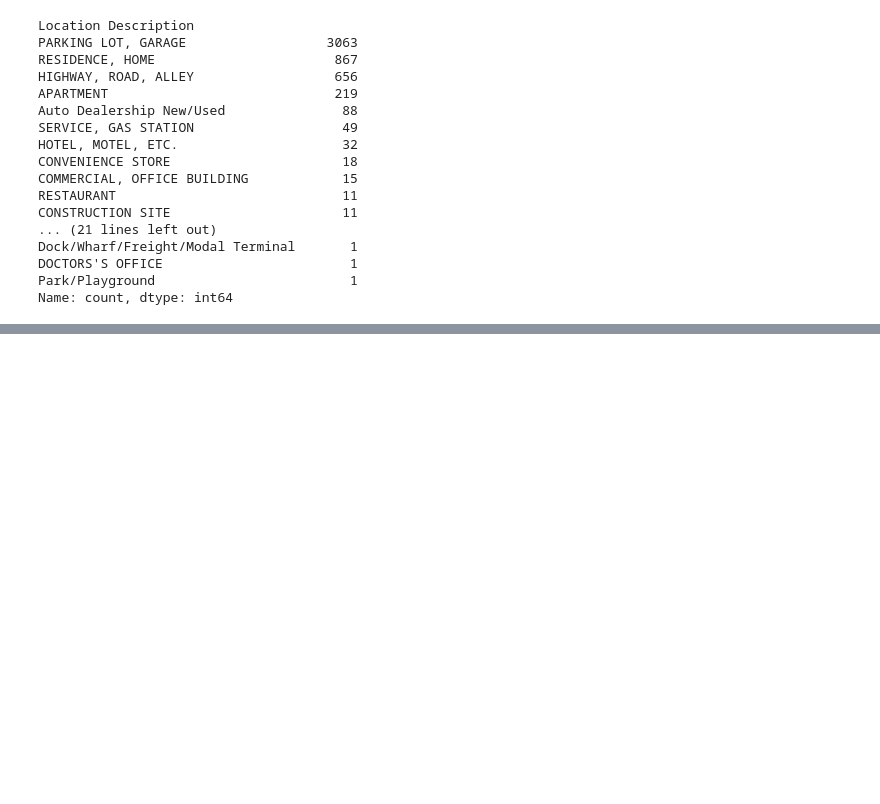
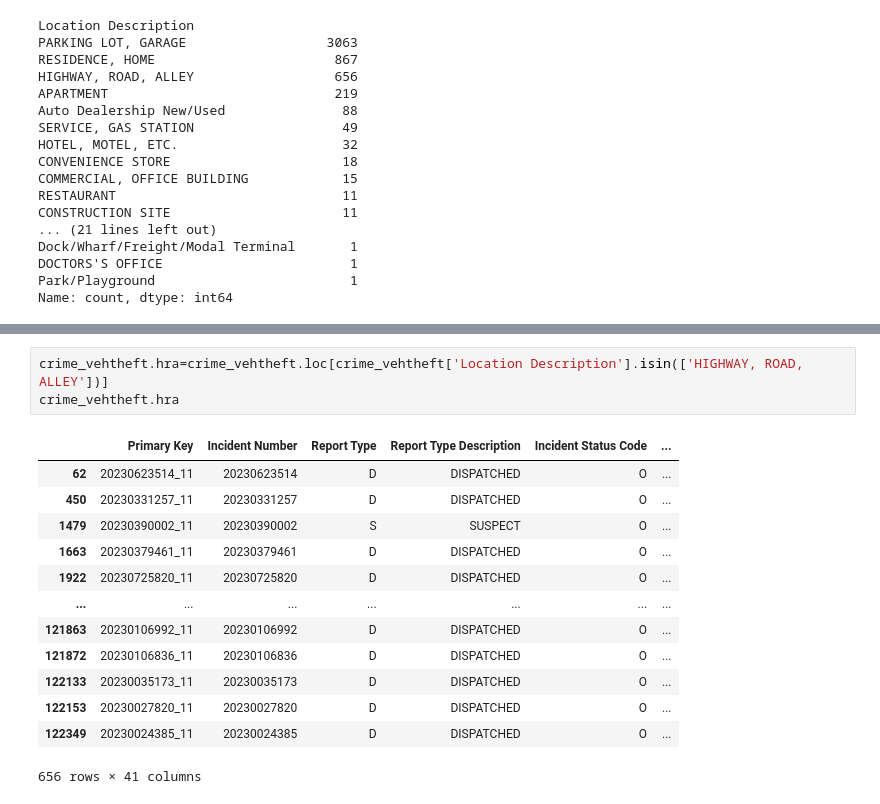
Before and after one commit to antoinette-anderson/Corrolation-between-Nashville-Crime-and-the-Temperature, a Jupyter notebook: notebook/Capstone_Notebook.ipynb, the cells around one changed output, grey strips where cells are left out. Drawn from its saved outputs; the diff is of its cells as text; blank space fills up the shorter version.

```diff
--- a/notebook/Capstone_Notebook.ipynb
+++ b/notebook/Capstone_Notebook.ipynb
@@ -982,0 +1089,17 @@ Name: count, dtype: int64
+# %%
+crime_vehtheft.hra=crime_vehtheft.loc[crime_vehtheft['Location Description'].isin(['HIGHWAY, ROAD, ALLEY'])]
+crime_vehtheft.hra
+# %% [output]
+|  | Primary Key | Incident Number | Report Type | Report Type Description | Incident Status Code | ... |
+| 62 | 20230623514_11 | 20230623514 | D | DISPATCHED | O | ... |
+| 450 | 20230331257_11 | 20230331257 | D | DISPATCHED | O | ... |
+| 1479 | 20230390002_11 | 20230390002 | S | SUSPECT | O | ... |
+| 1663 | 20230379461_11 | 20230379461 | D | DISPATCHED | O | ... |
+| 1922 | 20230725820_11 | 20230725820 | D | DISPATCHED | O | ... |
+| ... | ... | ... | ... | ... | ... | ... |
+| 121863 | 20230106992_11 | 20230106992 | D | DISPATCHED | O | ... |
+| 121872 | 20230106836_11 | 20230106836 | D | DISPATCHED | O | ... |
+| 122133 | 20230035173_11 | 20230035173 | D | DISPATCHED | O | ... |
+| 122153 | 20230027820_11 | 20230027820 | D | DISPATCHED | O | ... |
+| 122349 | 20230024385_11 | 20230024385 | D | DISPATCHED | O | ... |
+656 rows × 41 columns
```
Also changed, not shown: parts of 61 cells of this notebook.
